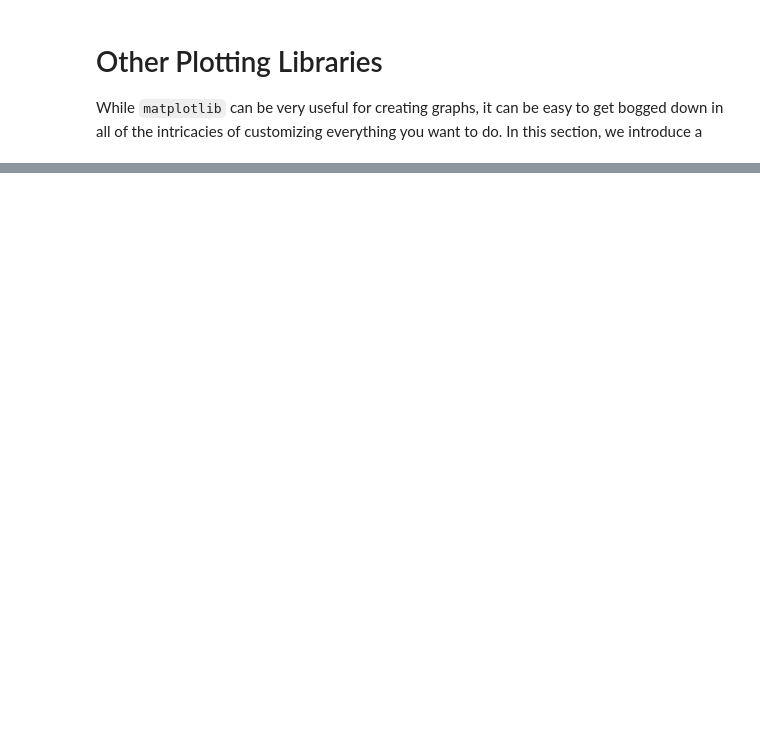
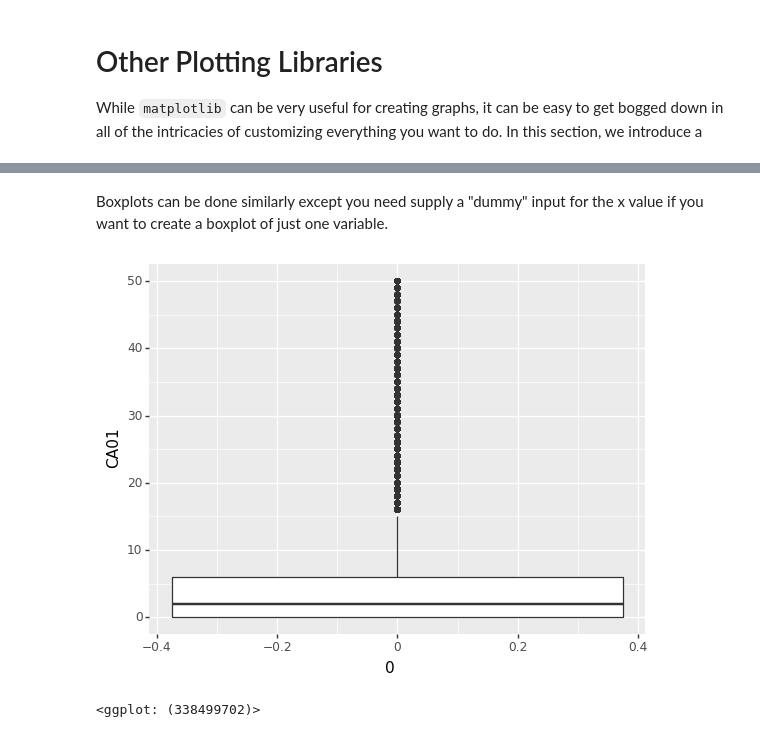
Before and after one commit to kimbrianj/Introduction-Python-SQL, a Jupyter notebook: content/04-visualizations/02-seaborn-ggplot.ipynb, the cells around one changed output, grey strips where cells are left out. Saved outputs shown, nothing was run; the diff lists cells and outputs as text; code cells hidden in the pictures; blank space fills up the shorter version.

```diff
--- a/content/04-visualizations/02-seaborn-ggplot.ipynb
+++ b/content/04-visualizations/02-seaborn-ggplot.ipynb
@@ -35,0 +53,7 @@ ggplot(df_2015) + aes(x = 'CA01') + geom_histogram(bins = 20)
+# %% [markdown]
+Boxplots can be done similarly except you need supply a "dummy" input for the x value if you want to create a boxplot of just one variable.
+# %%
+ggplot(df_2015) + aes(x= 0, y = 'CA01') + geom_boxplot() + ylim(0,50)
+# %% [output]
+[figure, added]
+<ggplot: (338499702)>
```
Also changed, not shown: parts of 12 cells of this notebook, 5 other files.
